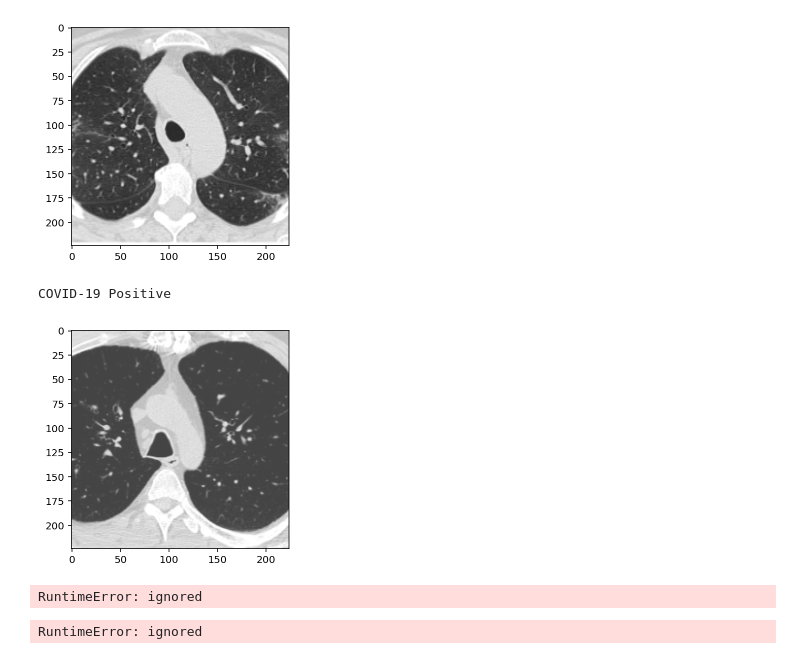
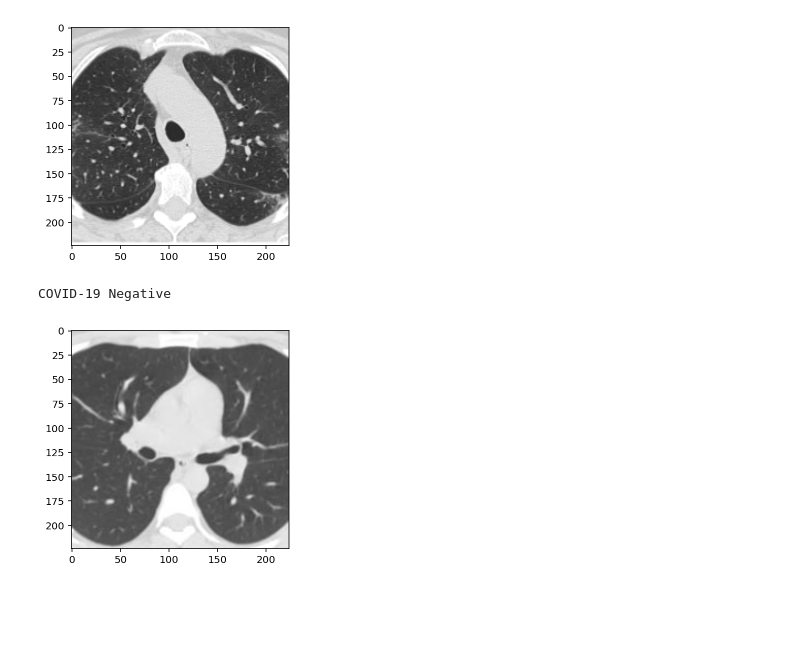
Before and after one commit to plthon/ai-notebooks, a Jupyter notebook: COVID-19 Diagnosis/convit_COVID_19_CT_Diagnosis.ipynb, the cells around one changed output. Drawn from its saved outputs; the diff is of its cells as text; code cells hidden in the pictures; blank space fills up the shorter version.

```diff
--- a/COVID-19 Diagnosis/convit_COVID_19_CT_Diagnosis.ipynb
+++ b/COVID-19 Diagnosis/convit_COVID_19_CT_Diagnosis.ipynb
@@ -384,40 +394,18 @@ else:
 # %% [output]
 COVID-19 Positive
 [figure]
-# %%
-image1, image2 = image_loader("/content/gdrive/MyDrive/Dataset/COVID-19_PN_Dataset/validation/COVID/Covid (100).png")
-
-plt.imshow(image2.detach().permute(1, 2, 0))
-output = model(image1)
-if output[0][0] > output[0][1]:
-    print("COVID-19 Positive")
-else:
-    print("COVID-19 Negative")
-# %% [output]
-COVID-19 Positive
-[figure, removed]
-# %%
-image1, image2 = image_loader2("/content/gdrive/MyDrive/Dataset/COVID-19_PN_Dataset/validation/non-COVID/Non-Covid (1).png")
-
-plt.imshow(image2.detach().permute(1, 2, 0))
-output = model(image1)
-if output[0][0] > output[0][1]:
-    print("COVID-19 Positive")
-else:
-    print("COVID-19 Negative")
-# %% [output]
-RuntimeError: ignored
 # %%
-image1, image2 = image_loader2("/content/gdrive/MyDrive/Dataset/COVID-19_PN_Dataset/validation/non-COVID/Non-Covid (100).png")
+image1, image2 = image_loader("/content/Non-Covid (201) copy.png")  # Non-COVID images in the dataset contain Alpha channel (needs to be removed).
 
 plt.imshow(image2.detach().permute(1, 2, 0))
 output = model(image1)
 if output[0][0] > output[0][1]:
     print("COVID-19 Positive")
 else:
     print("COVID-19 Negative")
 # %% [output]
-RuntimeError: ignored
+COVID-19 Negative
+[figure, added]
 # %%
 def predict_image(image):
     image_tensor = TRANSFORM_IMG(image).float()
```
Also changed, not shown: parts of 17 cells of this notebook.
